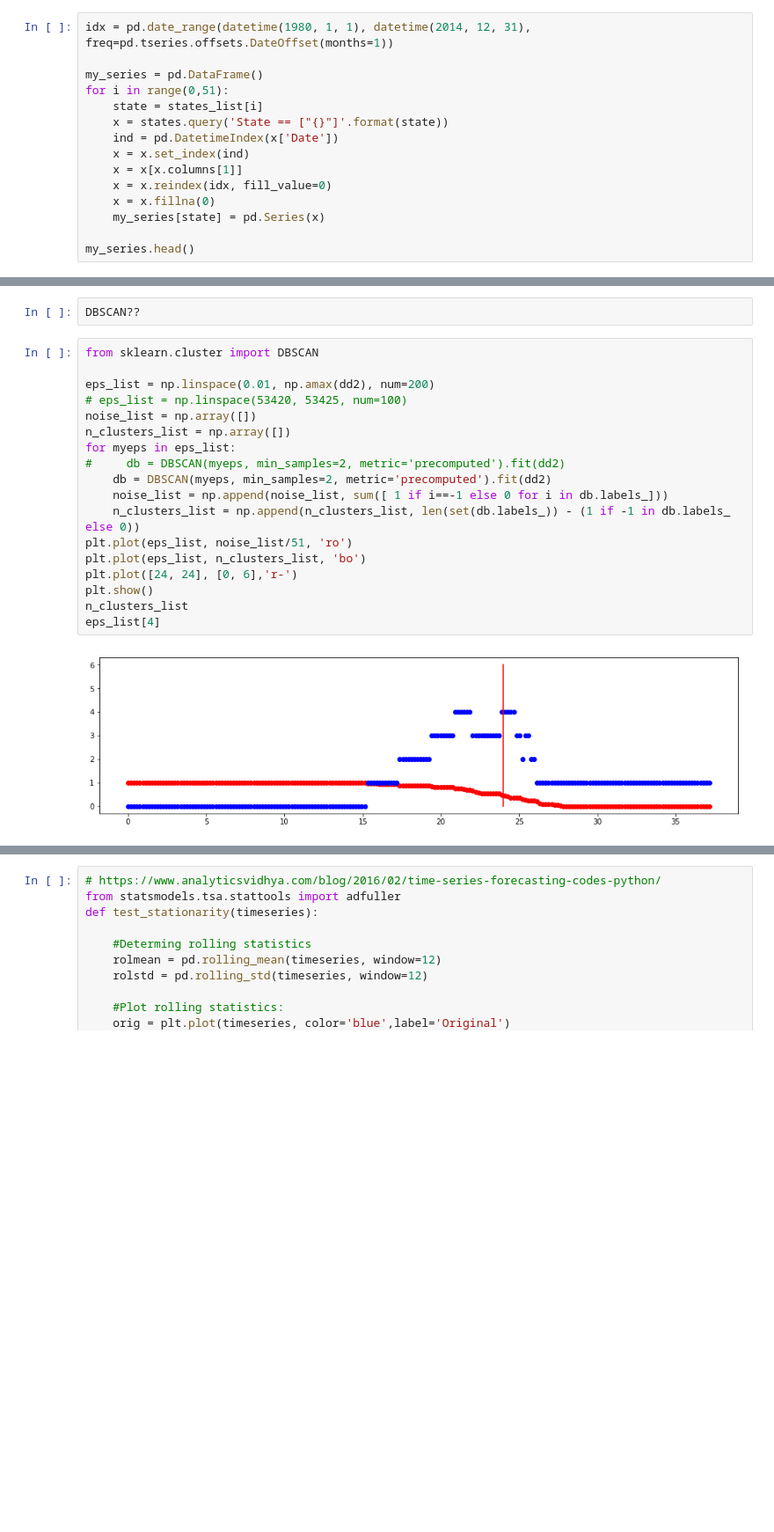
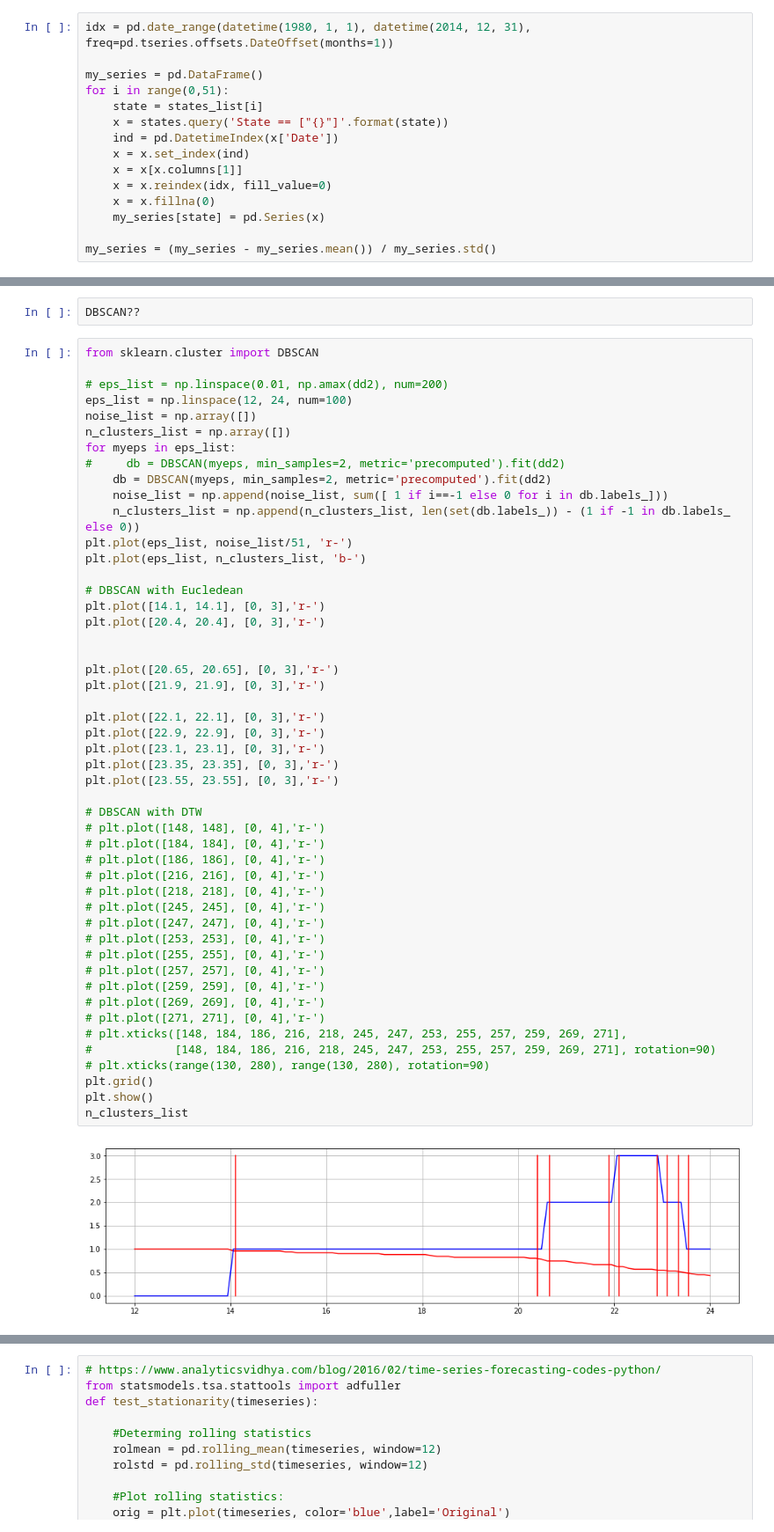
Before and after one commit to vslovik/dm, a Jupyter notebook: time_series/killbill_periodicity-decomposition.ipynb, the cells around one changed output, grey strips where cells are left out. Shown at 88% size. Drawn from its saved outputs; the diff is of its cells as text; blank space fills up the shorter version.

```diff
--- a/time_series/killbill_periodicity-decomposition.ipynb
+++ b/time_series/killbill_periodicity-decomposition.ipynb
@@ -112,4 +112,4 @@ for i in range(0,51):
     x = x.fillna(0)
     my_series[state] = pd.Series(x)
 
-my_series.head()
+my_series = (my_series - my_series.mean()) / my_series.std()
@@ -278,20 +270,51 @@ DBSCAN??
 # %%
 from sklearn.cluster import DBSCAN
 
-eps_list = np.linspace(0.01, np.amax(dd2), num=200)
-# eps_list = np.linspace(53420, 53425, num=100)
+# eps_list = np.linspace(0.01, np.amax(dd2), num=200)
+eps_list = np.linspace(12, 24, num=100)
 noise_list = np.array([])
 n_clusters_list = np.array([])
 for myeps in eps_list:
 #     db = DBSCAN(myeps, min_samples=2, metric='precomputed').fit(dd2)
     db = DBSCAN(myeps, min_samples=2, metric='precomputed').fit(dd2)
     noise_list = np.append(noise_list, sum([ 1 if i==-1 else 0 for i in db.labels_]))
     n_clusters_list = np.append(n_clusters_list, len(set(db.labels_)) - (1 if -1 in db.labels_ else 0))
-plt.plot(eps_list, noise_list/51, 'ro')
-plt.plot(eps_list, n_clusters_list, 'bo')
-plt.plot([24, 24], [0, 6],'r-')
+plt.plot(eps_list, noise_list/51, 'r-')
+plt.plot(eps_list, n_clusters_list, 'b-')
+
+# DBSCAN with Eucledean
+plt.plot([14.1, 14.1], [0, 3],'r-')
+plt.plot([20.4, 20.4], [0, 3],'r-')
+
+
+plt.plot([20.65, 20.65], [0, 3],'r-')
+plt.plot([21.9, 21.9], [0, 3],'r-')
+
+plt.plot([22.1, 22.1], [0, 3],'r-')
+plt.plot([22.9, 22.9], [0, 3],'r-')
+plt.plot([23.1, 23.1], [0, 3],'r-')
+plt.plot([23.35, 23.35], [0, 3],'r-')
+plt.plot([23.55, 23.55], [0, 3],'r-')
+
+# DBSCAN with DTW
+# plt.plot([148, 148], [0, 4],'r-')
+# plt.plot([184, 184], [0, 4],'r-')
+# plt.plot([186, 186], [0, 4],'r-')
+# plt.plot([216, 216], [0, 4],'r-')
+# plt.plot([218, 218], [0, 4],'r-')
+# plt.plot([245, 245], [0, 4],'r-')
+# plt.plot([247, 247], [0, 4],'r-')
+# plt.plot([253, 253], [0, 4],'r-')
+# plt.plot([255, 255], [0, 4],'r-')
+# plt.plot([257, 257], [0, 4],'r-')
+# plt.plot([259, 259], [0, 4],'r-')
+# plt.plot([269, 269], [0, 4],'r-')
+# plt.plot([271, 271], [0, 4],'r-')
+# plt.xticks([148, 184, 186, 216, 218, 245, 247, 253, 255, 257, 259, 269, 271],
+#            [148, 184, 186, 216, 218, 245, 247, 253, 255, 257, 259, 269, 271], rotation=90)
+# plt.xticks(range(130, 280), range(130, 280), rotation=90)
+plt.grid()
 plt.show()
 n_clusters_list
-eps_list[4]
 # %% [output]
-[figure, old version]
+[figure, new version]
```
Also changed, not shown: parts of 13 cells of this notebook.
